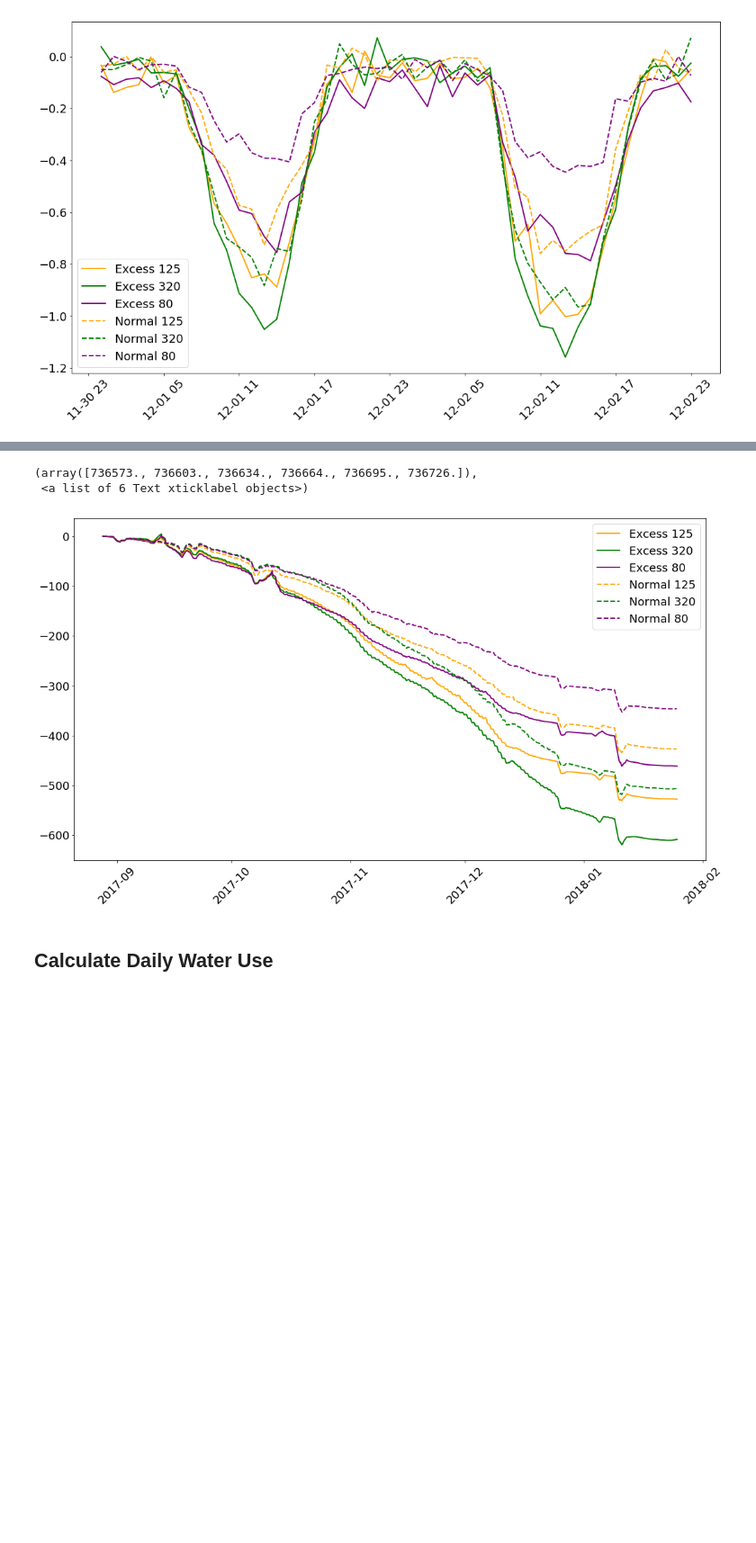
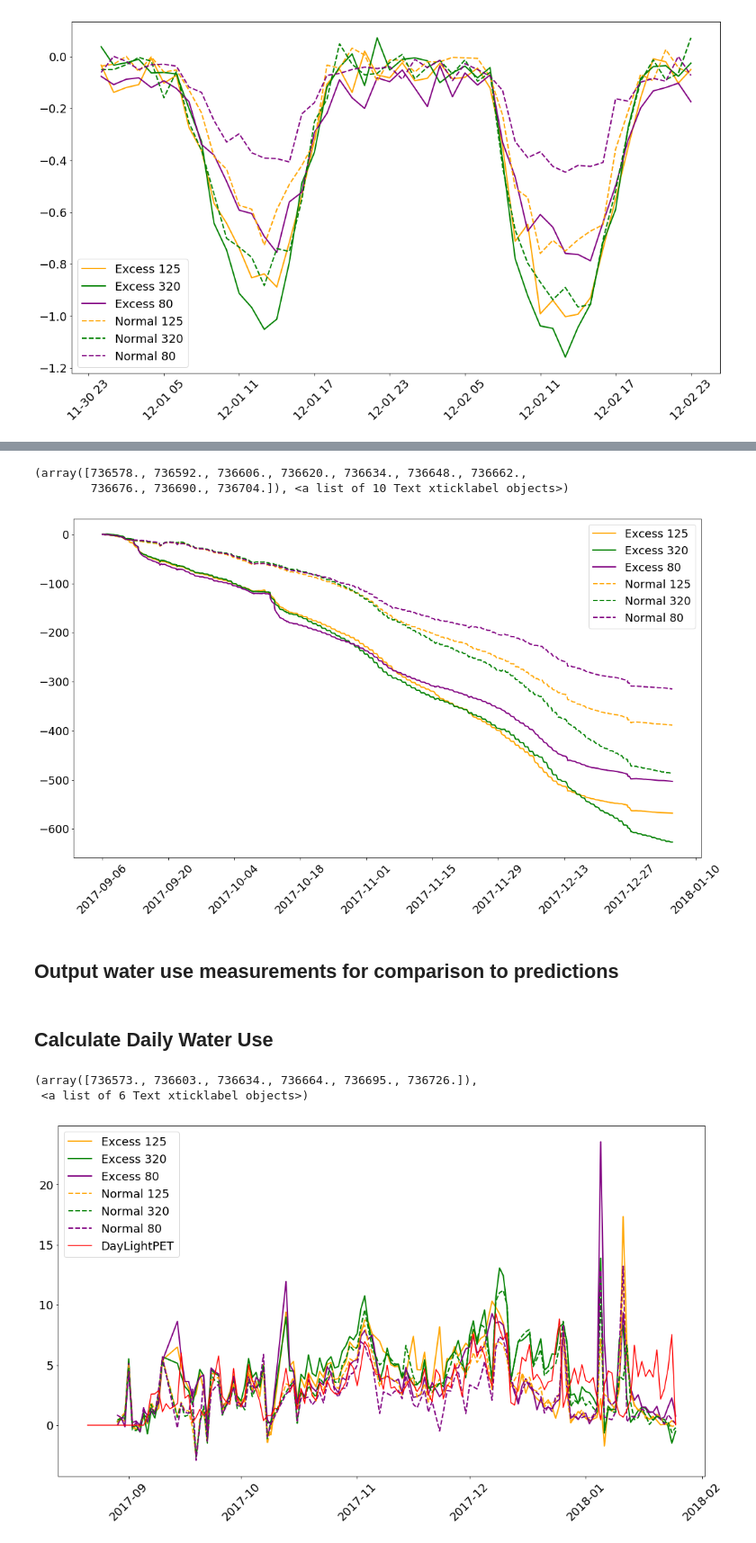
Before and after one commit to HamishBrownPFR/CropWaterAnalysis, a Jupyter notebook: Oats/LatentHeatFluxAnalysis.ipynb, the cells around one changed output, grey strips where cells are left out. Shown at 90% size. Saved outputs shown, nothing was run; the diff lists cells and outputs as text; code cells hidden in the pictures; blank space fills up the shorter version.

```diff
--- a/Oats/LatentHeatFluxAnalysis.ipynb
+++ b/Oats/LatentHeatFluxAnalysis.ipynb
@@ -102,4 +106,6 @@ IrrDates = DaysSinceIrrigation.Excess.loc[:,'80'].mean(axis=1) == 0.0
 IrrDatesI250 = IrrDates.loc[IrrDates].index.tolist()
 # %%
-list(set(IrrDatesD0+IrrDatesD250+IrrDatesD50+IrrDatesI0+IrrDatesI250+IrrDatesI50))
+ExcludeDates = list(set(IrrDatesD0+IrrDatesD250+IrrDatesD50+IrrDatesI0+IrrDatesI250+IrrDatesI50))
+ExcludeDates = pd.to_datetime(ExcludeDates)
+ExcludeDates.sort_values()
 # %% [output]
@@ -201,18 +206,22 @@ GH.AddLegend(1,16,'')
 # %%
-WaterUseHourly = WaterDeltaHourly.subtract(UpwardFluxHourly)
+WaterUseHourly = WaterDeltaHourly.subtract(UpwardFluxHourly) #Not subtracting upward flux becasue appeared small but lots of noise in it
+RainfallHourly = Rainfall.resample('h').sum()
+WaterUseHourly = WaterUseHourly.subtract(RainfallHourly.reindex(WaterUseHourly.index),axis=0)
 WaterUseHourly = WaterUseHourly.where(WaterUseHourly<1)
 WaterUseHourly.fillna(method='ffill', inplace = True)
 MeanWaterUseHourly = WaterUseHourly.groupby(level=['Irrigation', 'Nitrogen'],axis=1).mean()
 Graph = plt.figure(figsize=(18,10))
 ax = Graph.add_subplot(1,1,1)
-GH.AddIndexedPlot(MeanWaterUseHourly.cumsum(),ax,GPs,2)
+GH.AddIndexedPlot(MeanWaterUseHourly.loc['2017-09-06':'2018-01-04',:].cumsum(),ax,GPs,2)
 plt.legend(fontsize=18)
 plt.tick_params(labelsize=18)
 plt.xticks(rotation=45)
 # %% [output]
-(array([736573., 736603., 736634., 736664., 736695., 736726.]),
- <a list of 6 Text xticklabel objects>)
+(array([736578., 736592., 736606., 736620., 736634., 736648., 736662.,
+        736676., 736690., 736704.]), <a list of 10 Text xticklabel objects>)
-[figure, old version]
+[figure, new version]
+# %% [markdown]
+## Output water use measurements for comparison to predictions
 # %%
 WaterUseHourly.to_pickle('.\DataFrames\HourlyWUmm.pkl')
 # %% [markdown]
@@ -223,24 +232,29 @@ WaterUseDaily = WaterUseHourly.resample('D').sum()
 WaterUseDaily.index.name = 'Date'
 
 #wipe the data on the days when irrigation occured
-# WaterUseDaily.loc[IrrDatesD0,('Dryland','0')] = np.nan
-# WaterUseDaily.loc[IrrDatesD50,('Dryland','50')] = np.nan
-# WaterUseDaily.loc[IrrDatesD250,('Dryland','250')] = np.nan
-# WaterUseDaily.loc[IrrDatesI0,('Irrigated','0')] = np.nan
-# WaterUseDaily.loc[IrrDatesI50,('Irrigated','50')] = np.nan
-# WaterUseDaily.loc[IrrDatesI250,('Irrigated','250')] = np.nan
+WaterUseDaily.loc[IrrDatesD0,('Normal','80')] = np.nan
+WaterUseDaily.loc[IrrDatesD50,('Normal','125')] = np.nan
+WaterUseDaily.loc[IrrDatesD250,('Normal','320')] = np.nan
+WaterUseDaily.loc[IrrDatesI0,('Excess','80')] = np.nan
+WaterUseDaily.loc[IrrDatesI50,('Excess','125')] = np.nan
+WaterUseDaily.loc[IrrDatesI250,('Excess','320')] = np.nan
 # %%
 #calculate treatment means
 WaterUseDailyMeans = WaterUseDaily.groupby(level=['Irrigation', 'Nitrogen'],axis=1).mean()
 #Make water use positive
 WaterUseDailyMeans = WaterUseDailyMeans.multiply(-1)
 
 Graph = plt.figure(figsize=(18,10))
 ax = Graph.add_subplot(1,1,1)
-GH.AddIndexedPlot(WaterUseDailyMeans,ax,GPs,2)
+leaveIn = [x not in ExcludeDates for x in WaterUseDailyMeans.index]
+GH.AddIndexedPlot(WaterUseDailyMeans.loc[leaveIn,:],ax,GPs,2)
 DayTimePET = pd.read_pickle('.\DataFrames\DayTimePET.pkl')
 DayTimePET.index = DayTimePET.index.normalize()
 plt.plot(DayTimePET,'-r')
 plt.legend(fontsize=18)
 plt.tick_params(labelsize=18)
 plt.xticks(rotation=45)
+# %% [output]
+(array([736573., 736603., 736634., 736664., 736695., 736726.]),
+ <a list of 6 Text xticklabel objects>)
+[figure, added]
```
Also changed, not shown: parts of 10 cells of this notebook, 5 other files.
